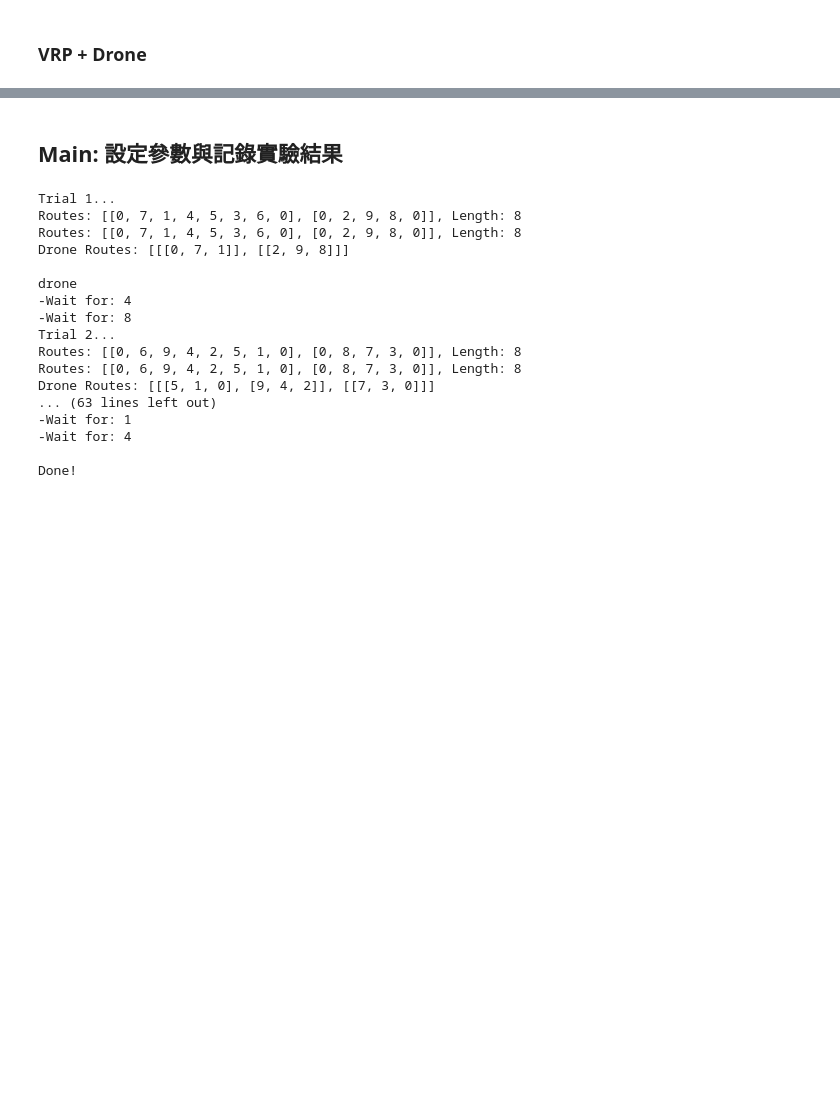
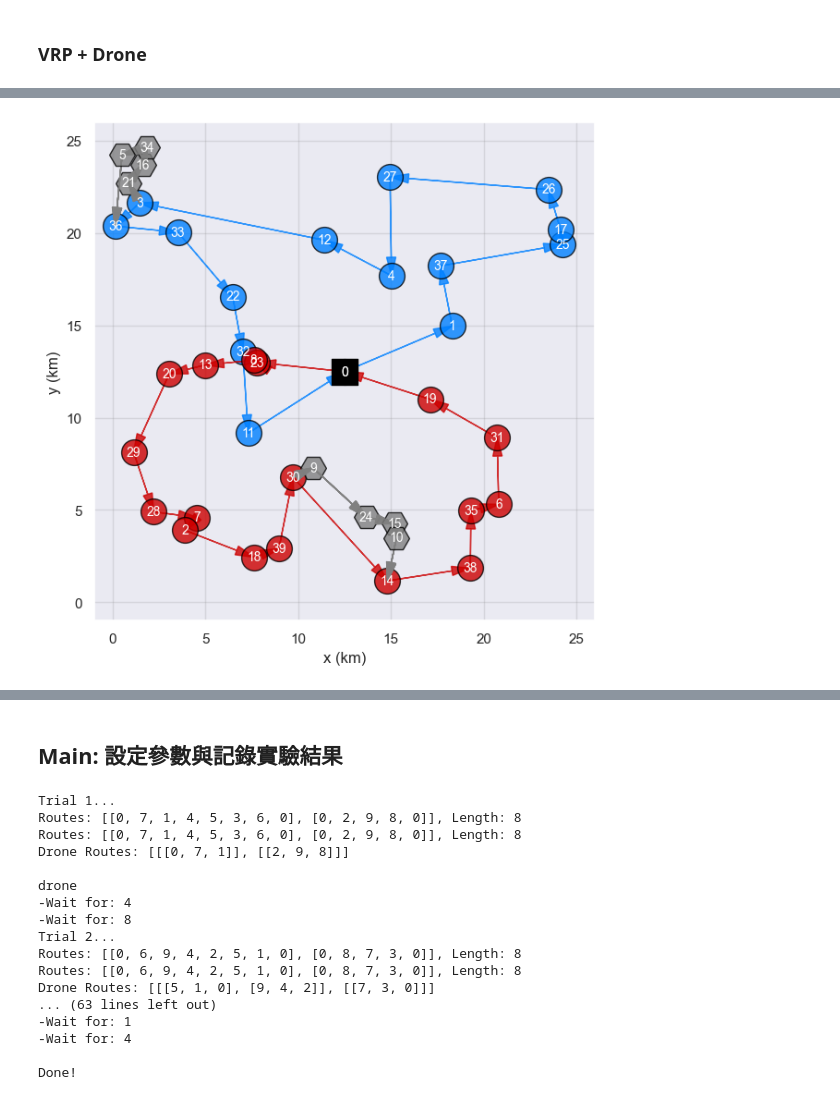
Before and after one commit to jy09567824/vehicle-routing-problem, a Jupyter notebook: RDVRP_ORTools.ipynb, the cells around one changed output, grey strips where cells are left out. Saved outputs shown, nothing was run; the diff lists cells and outputs as text; code cells hidden in the pictures; blank space fills up the shorter version.

```diff
--- a/RDVRP_ORTools.ipynb
+++ b/RDVRP_ORTools.ipynb
@@ -104,7 +104,7 @@ ROBOT_BATTERY_LIFE = 120
 # %%
 # **controls = dict(map_size=(20, 20), num_nodes=20, num_vehicle=1, trials=10)
 def create_data_model(**controls):
-    # np.random.seed(42)
+    np.random.seed(42)
 
     NUM_NODES = controls["num_nodes"]
     MAX_X, MAX_Y = controls["map_size"][0], controls["map_size"][1]
@@ -115,7 +115,7 @@ def create_data_model(**controls):
     data["num_locations"] = [(round(np.random.uniform(0, MAX_X),2), round(np.random.uniform(0, MAX_Y),2)) for i in range(NUM_NODES)]
     data["num_locations"][0] = (round((MAX_X / 2), 2), round((MAX_Y / 2), 2))
     data["distance_matrix"] = compute_manhattan_distance_matrix(data["num_locations"]) # 距離矩陣必須為整數, 否則無法在 OR-Tools 中求解
-    data["e_distance_matrix"] = compute_euclidean_distance_matrix(data["num_locations"]) # 歐幾里德距離, 取小數第二位
+    data["e_distance_matrix"] = compute_euclidean_distance_matrix(data["num_locations"]) # 歐幾里德距離, 取小數第二位(drone 使用)
     data["time_matrix"] = compute_time_matrix(data["distance_matrix"]) # 最小單位分鐘
     data["num_nodes"] = NUM_NODES
     data["num_vehicles"] = NUM_VEHICLES
@@ -173,14 +173,5 @@ def reset_demands(data, **controls):
     data["demands"][0] = 0
     data["vehicle_capacities"] = [VEHICLE_CAPACITIES for i in range(NUM_VEHICLES)]
     return data
-
-# 將指定點的 data["demands"] 設置為 999
-def exclude_nodes(data, nodes, routes):
-    for node in nodes:
-        data['demands'][node] = 999
-        for index, route in enumerate(routes):
-            if node in route:
-                data['vehicle_capacities'][index] -= 1 # 將某 node 的需求變為 0
-    return data
 # %% [markdown]
 ## Controller: 控制層設定
@@ -605,0 +853,4 @@ drone
+# %%
+plot_map(routes=routes,robot_routes=robot_routes, **controls)
+# %% [output]
+[figure, added]
```
Also changed, not shown: parts of 23 cells of this notebook, 1 other file.
